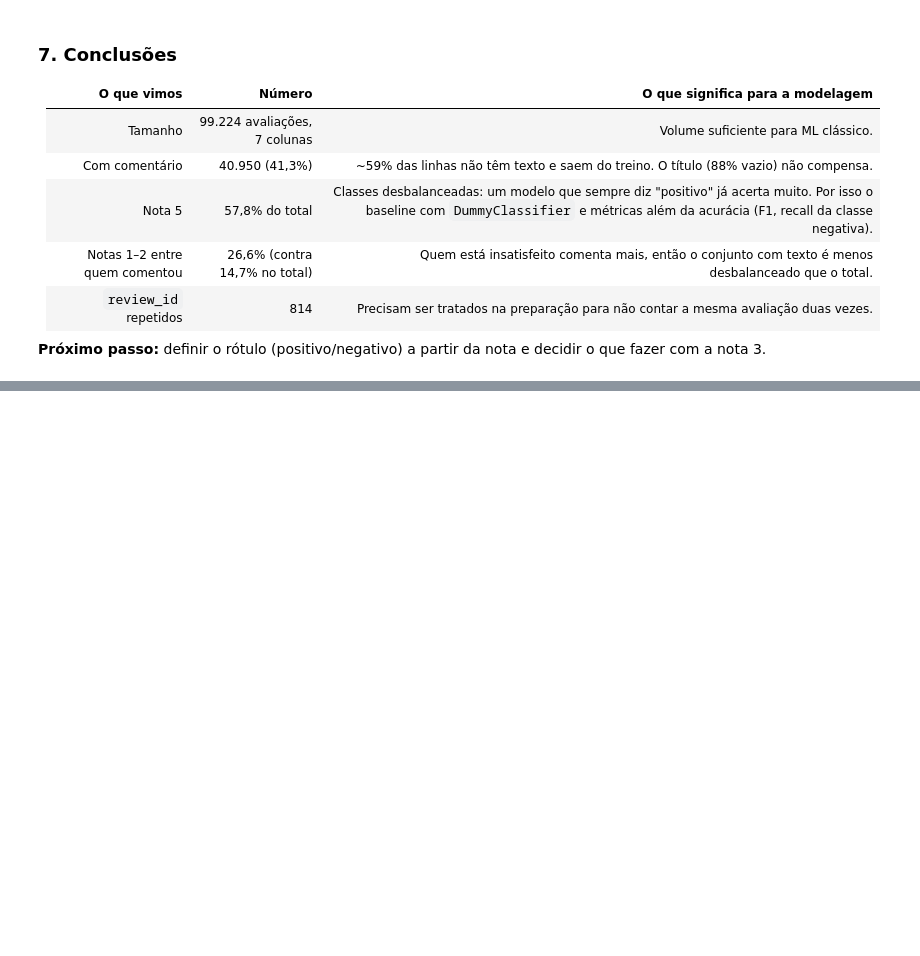
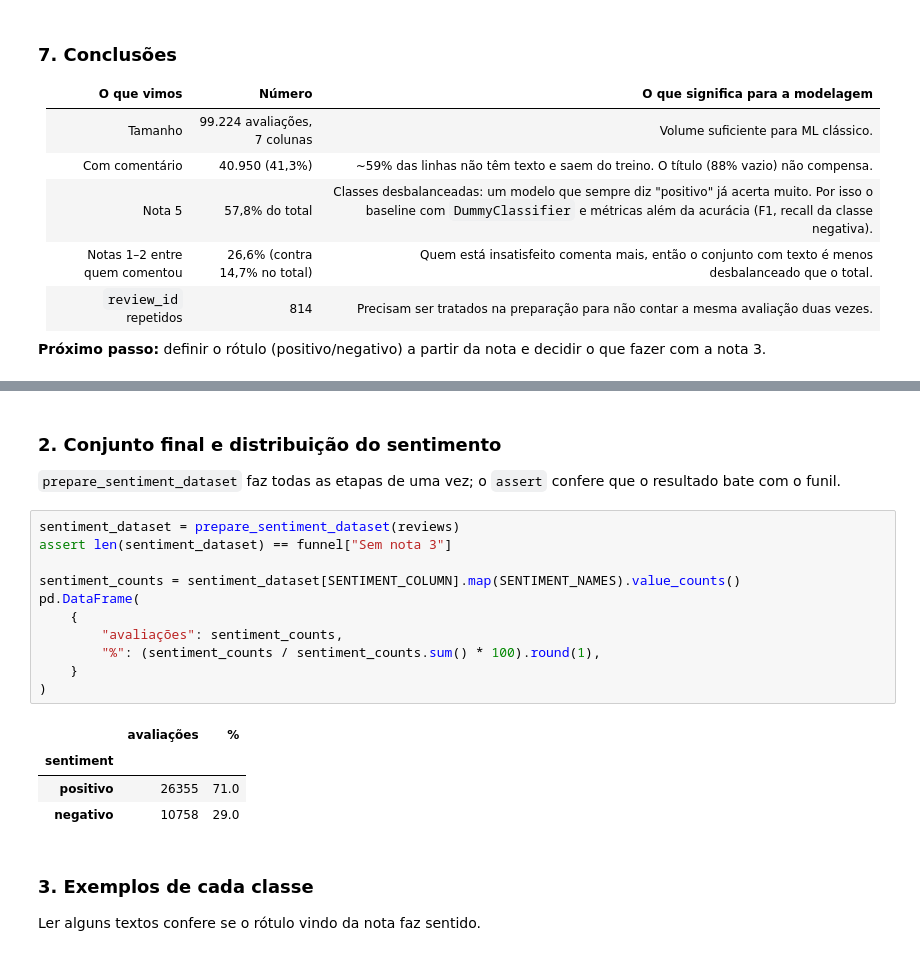
Before and after one commit to baxelin/delivery-ai, a Jupyter notebook: notebooks/v1_sentimento.ipynb, the cells around one changed output, grey strips where cells are left out. Cells and saved outputs as stored; diff of their text form; blank space fills up the shorter version.

```diff
--- a/notebooks/v1_sentimento.ipynb
+++ b/notebooks/v1_sentimento.ipynb
@@ -139,0 +180,24 @@ pd.DataFrame(
+# %% [markdown]
+### 2. Conjunto final e distribuição do sentimento
+
+`prepare_sentiment_dataset` faz todas as etapas de uma vez; o `assert` confere que o resultado bate com o funil.
+# %%
+sentiment_dataset = prepare_sentiment_dataset(reviews)
+assert len(sentiment_dataset) == funnel["Sem nota 3"]
+
+sentiment_counts = sentiment_dataset[SENTIMENT_COLUMN].map(SENTIMENT_NAMES).value_counts()
+pd.DataFrame(
+    {
+        "avaliações": sentiment_counts,
+        "%": (sentiment_counts / sentiment_counts.sum() * 100).round(1),
+    }
+)
+# %% [output]
+|  | avaliações | % |
+| sentiment |  |  |
+| positivo | 26355 | 71.0 |
+| negativo | 10758 | 29.0 |
+# %% [markdown]
+### 3. Exemplos de cada classe
+
+Ler alguns textos confere se o rótulo vindo da nota faz sentido.
```
Also changed, not shown: parts of 14 cells of this notebook, 1 other file.
